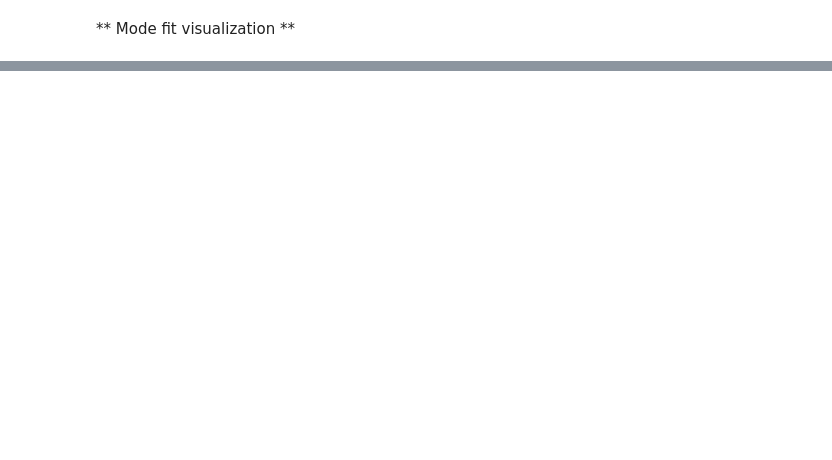
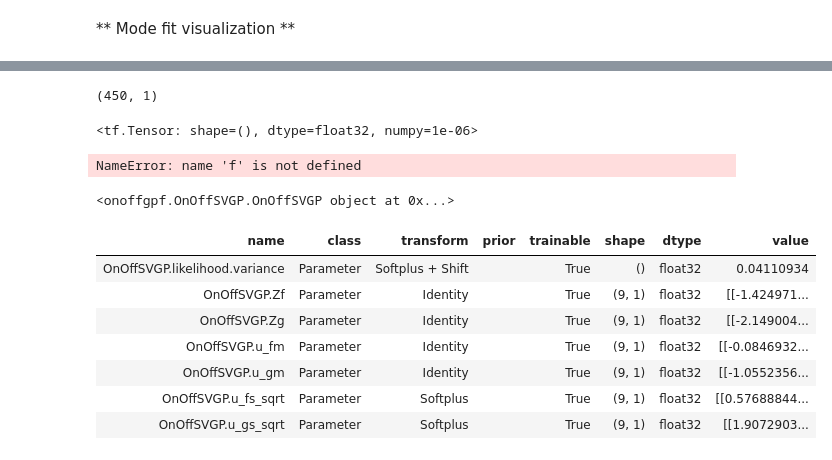
Before and after one commit to kheuton/zero-inflated-gp, a Jupyter notebook: zero-inflated-gpflow.ipynb, the cells around one changed output, grey strips where cells are left out. Cells and saved outputs as stored; diff of their text form; code cells hidden in the pictures; blank space fills up the shorter version.

```diff
--- a/zero-inflated-gpflow.ipynb
+++ b/zero-inflated-gpflow.ipynb
@@ -68,0 +123,4 @@ PlotOnOff1D(m)
+# %%
+Xtrain.shape
+# %% [output]
+(450, 1)
@@ -68,0 +129,8 @@ PlotOnOff1D(m)
+# %%
+default_jitter()
+# %% [output]
+<tf.Tensor: shape=(), dtype=float32, numpy=1e-06>
+# %%
+f.eye(m.num_inducing_f, dtype=float_type) * default_jitter()
+# %% [output]
+NameError: name 'f' is not defined
@@ -68,0 +153,9 @@ PlotOnOff1D(m)
+# %%
+import scipy
+optimizer = tf.optimizers.Adam()
+optimizer.minimize(
+    m.training_loss_closure(),
+    m.trainable_variables,
+)
+# %%
+m.training_loss_closure()
@@ -68,0 +164,14 @@ PlotOnOff1D(m)
+# %%
+m.training_loss()
+# %%
+m
+# %% [output]
+<onoffgpf.OnOffSVGP.OnOffSVGP object at 0x...>
+| name | class | transform | prior | trainable | shape | dtype | value |
+| OnOffSVGP.likelihood.variance | Parameter | Softplus + Shift |  | True | () | float32 | 0.04110934 |
+| OnOffSVGP.Zf | Parameter | Identity |  | True | (9, 1) | float32 | [[-1.424971... |
+| OnOffSVGP.Zg | Parameter | Identity |  | True | (9, 1) | float32 | [[-2.149004... |
+| OnOffSVGP.u_fm | Parameter | Identity |  | True | (9, 1) | float32 | [[-0.0846932... |
+| OnOffSVGP.u_gm | Parameter | Identity |  | True | (9, 1) | float32 | [[-1.0552356... |
+| OnOffSVGP.u_fs_sqrt | Parameter | Softplus |  | True | (9, 1) | float32 | [[0.57688844... |
+| OnOffSVGP.u_gs_sqrt | Parameter | Softplus |  | True | (9, 1) | float32 | [[1.9072903... |
```
Also changed, not shown: parts of 37 cells of this notebook, 4 other files.
